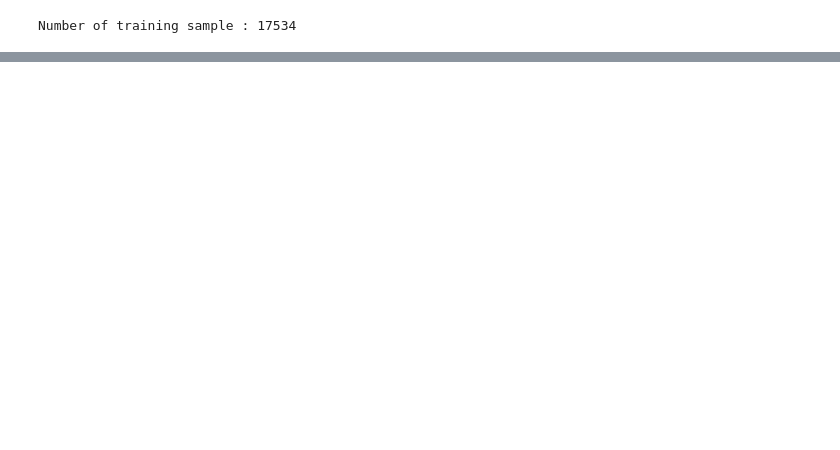
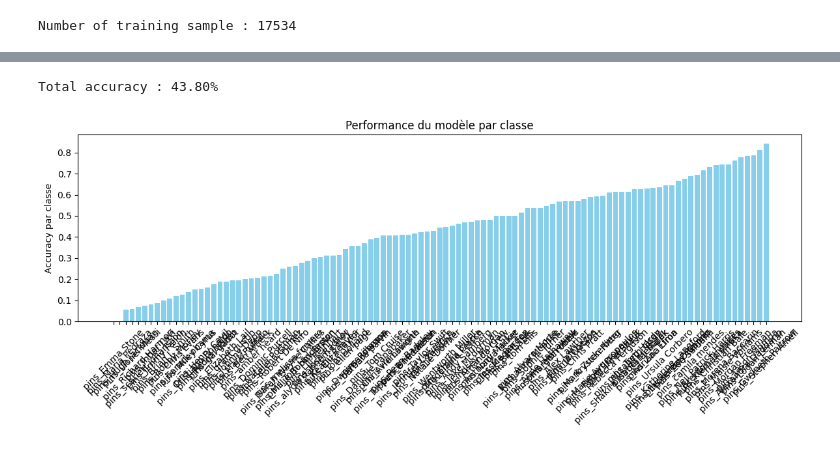
Before and after one commit to AugustinSamier/face_recog, a Jupyter notebook: feature_fusion.ipynb, the cells around one changed output, grey strips where cells are left out. Drawn from its saved outputs; the diff is of its cells as text; code cells hidden in the pictures; blank space fills up the shorter version.

```diff
--- a/feature_fusion.ipynb
+++ b/feature_fusion.ipynb
@@ -53,12 +53,14 @@ def extract_data(path,create_test=None):
 # %%
 transform_face_test=transforms.Compose([
     transforms.ToPILImage(), #transforme en format PIL
+    transforms.Grayscale(num_output_channels=1),
     transforms.Resize((100,100)),
     transforms.ToTensor() #reconvertit l'img en format tensor
 ])
 
 transform_face=transforms.Compose([
     transforms.ToPILImage(), #transforme en format PIL
+    transforms.Grayscale(num_output_channels=1),
     transforms.Resize((100,100)),
     transforms.RandomHorizontalFlip(), #0.5 de proba d'inverser la gauche et la droite de l'img pour rendre le modèle invariant à la symétrie
     transforms.RandomRotation(15), #applique rota random entre -10° et +10°
@@ -160,10 +162,11 @@ class FaceEyesDataset(Dataset):
 
 def fusion_train(X_train,y_train,nb_epoch,labels,batch_size,models=None,patience=5,val_split=False):
     nb_classes=len(list(set(y_train)))
-    if not models:
-        facemodel,eyesmodel,fusionModel=feature_fusionModel(nb_classes)
-    else:
-        fusionModel,facemodel,eyesmodel=models
+    facemodel,eyesmodel,fusionModel=feature_fusionModel(nb_classes)
+    if models is not None:
+        facemodel.load_state_dict(torch.load(models[0]))
+        eyesmodel.load_state_dict(torch.load(models[1]))
+        fusionModel.load_state_dict(torch.load(models[2]))
 
     device=torch.device("cuda" if torch.cuda.is_available() else "cpu")
     fusionModel.to(device)
@@ -217,7 +220,7 @@ def fusion_train(X_train,y_train,nb_epoch,labels,batch_size,models=None,patience
 
         acc=100*correct/total
         tabTrain.append(acc)
-        print(f"\nEpoch : {epoch+1}/{nb_epoch}\n Perte :{total_loss:.4f}\n Précision : {acc:.2f}%")
+        print(f"\nEpoch : {epoch+1}/{nb_epoch}\n Perte :{total_loss:.4f}\n Accuracy : {acc:.2f}%")
 
         if val_split:
             true,false,tot=fusionEvaluate((facemodel,eyesmodel,fusionModel),val_loader,labels)
@@ -230,10 +233,10 @@ def fusion_train(X_train,y_train,nb_epoch,labels,batch_size,models=None,patience
                 best_model_eyes=copy.deepcopy(eyesmodel.state_dict())
                 best_model_fusion=copy.deepcopy(fusionModel.state_dict())
             else:
+                wait+=1
                 if wait>=patience: #on attend le nombre d'epoch max sans amélioration
                     print("Early stopping activated")
                     break
-                wait+=1
             print(f"\n Val accuracy : {val_acc*100:.2f}%\n Série sans amélioration : {wait}")
     facemodel.load_state_dict(best_model_faces)
     eyesmodel.load_state_dict(best_model_eyes)
@@ -292,7 +295,7 @@ def fusionEvaluate(models,loader,labels,graph=False):
                 labelT[label]+=1
 
     if graph:
-        print(f"Total precision : {sum(labelC.values())/sum(labelT.values())*100:.2f}%")
+        print(f"Total accuracy : {sum(labelC.values())/sum(labelT.values())*100:.2f}%")
         precisions={}
         for label in labelT:
             tot=labelT[label]
@@ -307,7 +310,7 @@ def fusionEvaluate(models,loader,labels,graph=False):
         plt.figure(figsize=(12, 5))
         plt.bar(class_names, values, color='skyblue')
         plt.xticks(rotation=45)
-        plt.ylabel("Précision par classe")
+        plt.ylabel("Accuracy par classe")
         plt.title("Performance du modèle par classe")
         plt.tight_layout()
         plt.show()
@@ -385,0 +414,10 @@ Epoch : 2/150
+# %%
+li="FusionModels/V2/"
+models=[li+"facemodel2.pth",li+"eyesmodel2.pth",li+"fusionmode2.pth"]
+facemodel,eyesmodel,fusionmodel=fusion_train(X_train=X_train,y_train=y_train,nb_epoch=150,labels=labels,batch_size=32,patience=20,val_split=True,models=models)
+torch.save(facemodel.state_dict(), "facemodel3.pth")
+torch.save(eyesmodel.state_dict(), "eyesmodel3.pth")
+torch.save(fusionmodel.state_dict(), "fusionmodel3.pth")
+torch.save(facemodel.state_dict(), "facemodel3.pt")
+torch.save(eyesmodel.state_dict(), "eyesmodel3.pt")
+torch.save(fusionmodel.state_dict(), "fusionmodel3.pt")
@@ -386,3 +442,7 @@ Epoch : 2/150
 # %%
-facestest,eyestest=extract_face_and_eyes(X_test)
-labelC,labelF,labelT=fusionEvaluate((facemodel,eyesmodel,fusionmodel),)
+test_dataset=FaceEyesDataset(X_test,y_test,labels,transform_face=transform_face,transform_eyes=transform_eyes)
+test_loader=DataLoader(test_dataset,batch_size=32,shuffle=True)
+labelC,labelF,labelT=fusionEvaluate((facemodel,eyesmodel,fusionmodel),test_loader,labels,True)
+# %% [output]
+Total accuracy : 43.80%
+[figure, added]
```
Also changed, not shown: parts of 7 cells of this notebook, 14 other files.
